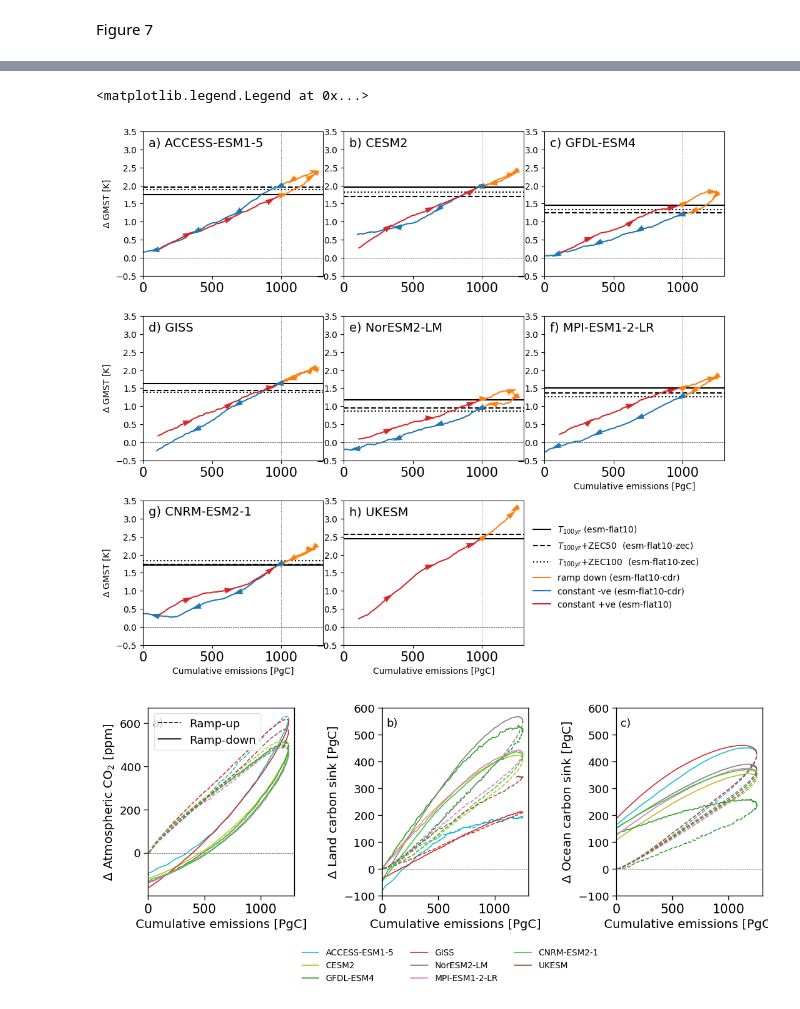
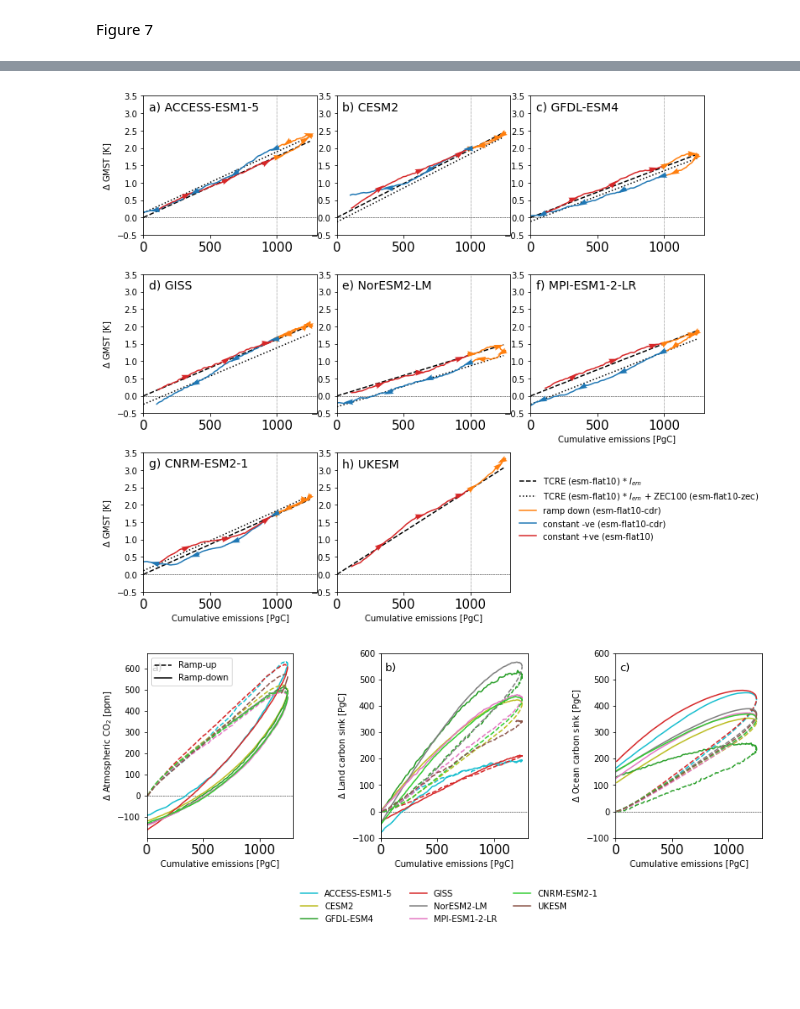
Before and after one commit to ckoven/esm-deck, a Jupyter notebook: flat10_figures_paper.ipynb, the cells around one changed output, grey strips where cells are left out. Drawn from its saved outputs; the diff is of its cells as text; code cells hidden in the pictures; blank space fills up the shorter version.

Commit message:
changed annotatioons to fig 10 (T vs CE panel plot)

```diff
--- a/flat10_figures_paper.ipynb
+++ b/flat10_figures_paper.ipynb
@@ -1738,6 +1688,8 @@ fls = ['a)','b)','c)','d)','e)','f)','g)','h)']
 ##window=21
 
 fig = plt.figure(figsize=(10,9))
+
+xxs = np.array((0.,1250))
 
 for i,m in enumerate(mdls):
     sub = fig.add_subplot(3, 3, i+1)
@@ -1750,40 +1702,47 @@ for i,m in enumerate(mdls):
         sub.set_ylabel("$\Delta$ GMST [K]")
     sub.set_ylim(-0.5,3.5)
     sub.set_xlim(0,1300)
-    sub.axhline(esm_metrics_flat10.loc[m,'tcre'],color='k',linestyle='-',label='$T_{100yr}$ (esm-flat10)')
-    sub.axhline(esm_metrics_flat10.loc[m,'tcre']+esm_metrics_flat10.loc[m,'zec50'],color='k',linestyle='--',label='$T_{100yr}$+ZEC50  (esm-flat10-zec)')
-    sub.axhline(esm_metrics_flat10.loc[m,'tcre']+esm_metrics_flat10.loc[m,'zec100'],color='k',linestyle=':',label='$T_{100yr}$+ZEC100  (esm-flat10-zec)')
+
+    ## replace these lines with sloped ones
+    #sub.axhline(esm_metrics_flat10.loc[m,'tcre'],color='k',linestyle='-',label='$T_{100yr}$ (esm-flat10)')
+    #sub.axhline(esm_metrics_flat10.loc[m,'tcre']+esm_metrics_flat10.loc[m,'zec50'],color='k',linestyle='--',label='$T_{100yr}$+ZEC50  (esm-flat10-zec)')
+    #sub.axhline(esm_metrics_flat10.loc[m,'tcre']+esm_metrics_flat10.loc[m,'zec100'],color='k',linestyle=':',label='$T_{100yr}$+ZEC100  (esm-flat10-zec)')
+
+    sub.plot(xxs, xxs*esm_metrics_flat10.loc[m,'tcre']*1e-3,color='k',linestyle='--',label='TCRE (esm-flat10) * $I_{em}$')
+    sub.plot(xxs, xxs*esm_metrics_flat10.loc[m,'tcre']*1e-3+esm_metrics_flat10.loc[m,'zec100'],color='k',linestyle=':',label='TCRE (esm-flat10) * $I_{em}$ + ZEC100 (esm-flat10-zec)')
+
     cn0=ed[m]['flat10']['tas'][:20].mean()-(ed[m]['flat10']['tas'][10:30:1].mean()-ed[m]['flat10']['tas'][:20].mean())
 
     x=np.cumsum(e_flat10_cdr['Emission Rate (PgC a-1)'])[:lncdr]
     y=ed[mdls[i]]['flat10-cdr']['tas'].rolling(year=21,center=True).mean()[:lncdr]-cn0
     u = np.diff(x)
     v = np.diff(y)
     pos_x = x[:-1] + u/2
     pos_y = y[:-1] + v/2
     norm = np.sqrt(u**2+v**2) *2
 
 
     sub.plot(x[100:200], y[100:200], color="tab:orange", label='ramp down (esm-flat10-cdr)')
     sub.plot(x[200:lncdr], y[200:lncdr], color="tab:blue", label='constant -ve (esm-flat10-cdr)')
     sub.plot(x[0:100], y[0:100], color="tab:red", label='constant +ve (esm-flat10)')
 
     sub.quiver(pos_x[100:200:30], pos_y[100:200:30], u[100:200:30]/norm[100:200:30], v[100:200:30]/norm[100:200:30], angles="xy", zorder=5, pivot="mid",color='tab:orange', width=.02)
 
     sub.quiver(pos_x[200::30], pos_y[200::30], u[200::30]/norm[200::30], v[200::30]/norm[200::30], angles="xy", zorder=5, pivot="mid",color='tab:blue', width=.02)
     sub.quiver(pos_x[1:100:30], pos_y[1:100:30], u[1:100:30]/norm[1:100:30], v[1:100:30]/norm[1:100:30], angles="xy", zorder=5, pivot="mid",color='tab:red', width=.02)
 
 
     sub.axhline(0, color="black", lw=0.5, linestyle="--", zorder=0)
     sub.axvline(1000, color="black", lw=0.5, linestyle=":", zorder=0)
 
     sub.annotate(fls[i]+" "+mdls[i], xy=(0.03, 0.92), xycoords='axes fraction', fontsize=14, ha='left', va='center')
 
 plt.tight_layout()
 sub.legend(frameon=False, loc="upper left", prop={'size': 10}, bbox_to_anchor=(1.01, 0.89))
+
+plt.savefig('images/temp_vs_cumulative_emissions_panel.png', dpi=300)
 # %% [output]
-<matplotlib.legend.Legend at 0x...>
-[figure, old version]
+[figure, new version]
 # %%
 #colors=["tab:blue","tab:orange","tab:green","tab:red","tab:gray","tab:purple"]
 window=21
@@ -1848,7 +1807,7 @@ plt.savefig("images/flat10_ESM_results_hysteresis_panel.pdf", bbox_inches='tight
 plt.savefig("images/flat10_ESM_results_hysteresis_panel.jpg", bbox_inches='tight')
 window=11
 # %% [output]
-[figure, old version]
+[figure, new version]
 # %%
 scm_metrics_flat10_cap=scm_metrics_flat10
 esm_metrics_flat10_cap=esm_metrics_flat10
```
Also changed, not shown: parts of 12 cells of this notebook, 1 other file.
